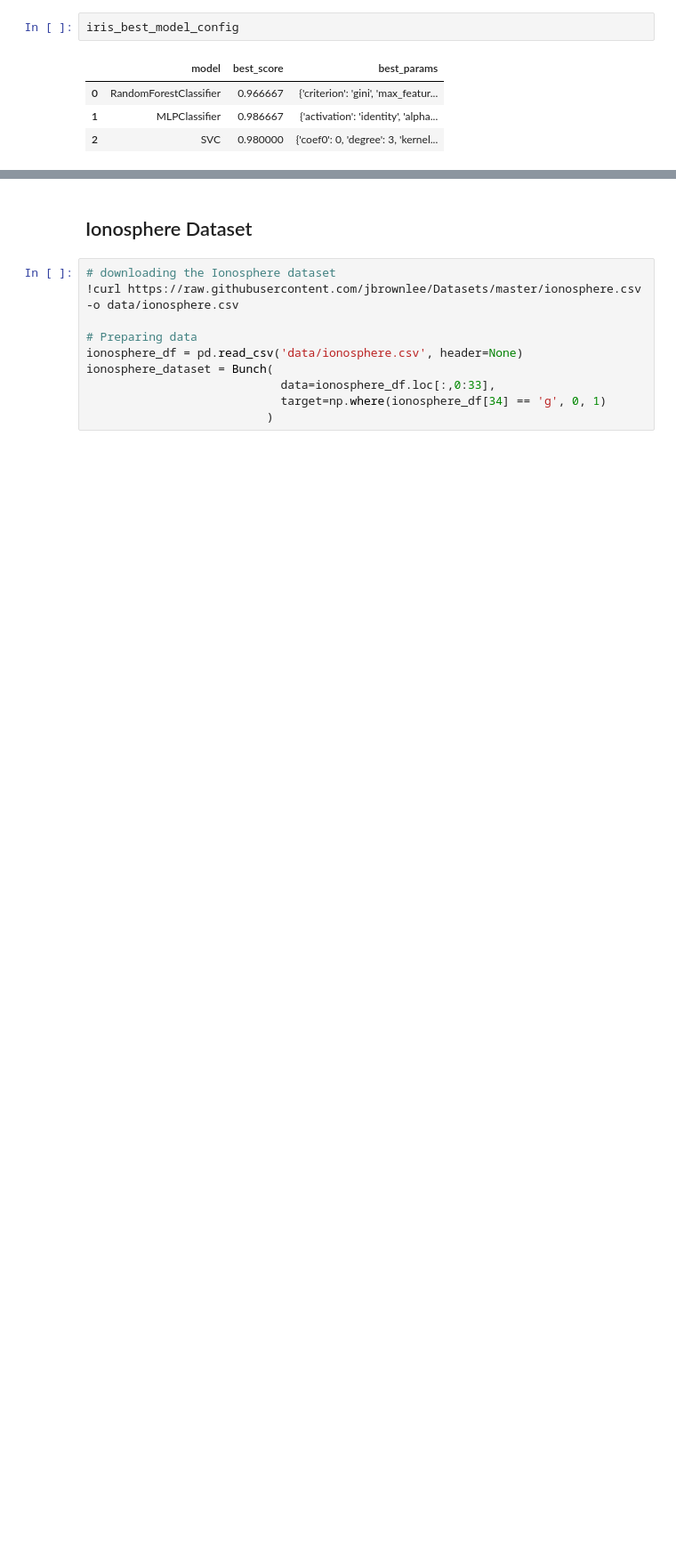
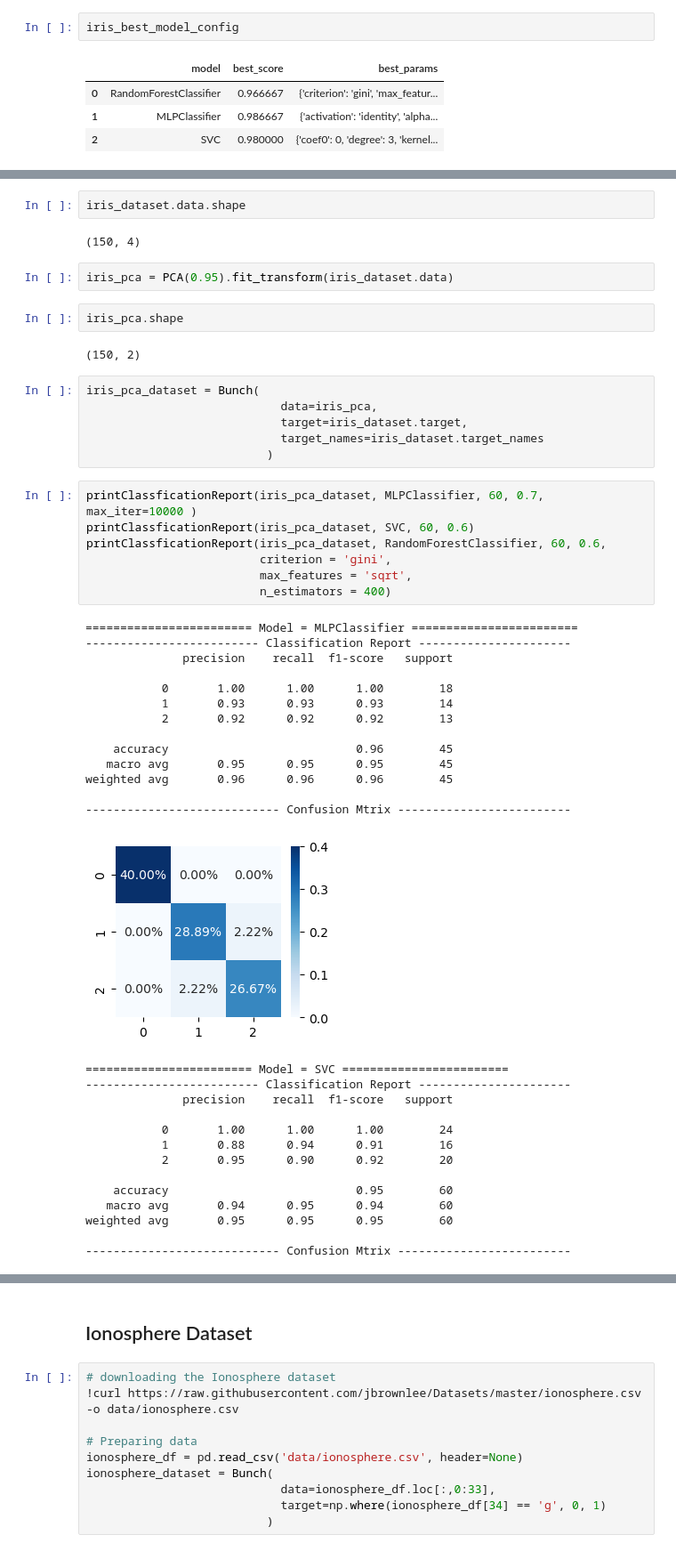
Before and after one commit to Koushik0001/ML_Lab, a Jupyter notebook: assignment_2.ipynb, the cells around one changed output, grey strips where cells are left out. Shown at 89% size. Saved outputs shown, nothing was run; the diff lists cells and outputs as text; blank space fills up the shorter version.

```diff
--- a/assignment_2.ipynb
+++ b/assignment_2.ipynb
@@ -366,0 +407,51 @@ weighted avg       0.96      0.96      0.96        90
+# %%
+iris_dataset.data.shape
+# %% [output]
+(150, 4)
+# %%
+iris_pca = PCA(0.95).fit_transform(iris_dataset.data)
+# %%
+iris_pca.shape
+# %% [output]
+(150, 2)
+# %%
+iris_pca_dataset = Bunch(
+                            data=iris_pca,
+                            target=iris_dataset.target,
+                            target_names=iris_dataset.target_names
+                          )
+# %%
+printClassficationReport(iris_pca_dataset, MLPClassifier, 60, 0.7, max_iter=10000 )
+printClassficationReport(iris_pca_dataset, SVC, 60, 0.6)
+printClassficationReport(iris_pca_dataset, RandomForestClassifier, 60, 0.6,
+                         criterion = 'gini',
+                         max_features = 'sqrt',
+                         n_estimators = 400)
+# %% [output]
+======================== Model = MLPClassifier ========================
+------------------------- Classification Report ----------------------
+              precision    recall  f1-score   support
+
+           0       1.00      1.00      1.00        18
+           1       0.93      0.93      0.93        14
+           2       0.92      0.92      0.92        13
+
+    accuracy                           0.96        45
+   macro avg       0.95      0.95      0.95        45
+weighted avg       0.96      0.96      0.96        45
+
+---------------------------- Confusion Mtrix -------------------------
+[figure, added]
+======================== Model = SVC ========================
+------------------------- Classification Report ----------------------
+              precision    recall  f1-score   support
+
+           0       1.00      1.00      1.00        24
+           1       0.88      0.94      0.91        16
+           2       0.95      0.90      0.92        20
+
+    accuracy                           0.95        60
+   macro avg       0.94      0.95      0.94        60
+weighted avg       0.95      0.95      0.95        60
+
+---------------------------- Confusion Mtrix -------------------------
```
Also changed, not shown: parts of 52 cells of this notebook.
